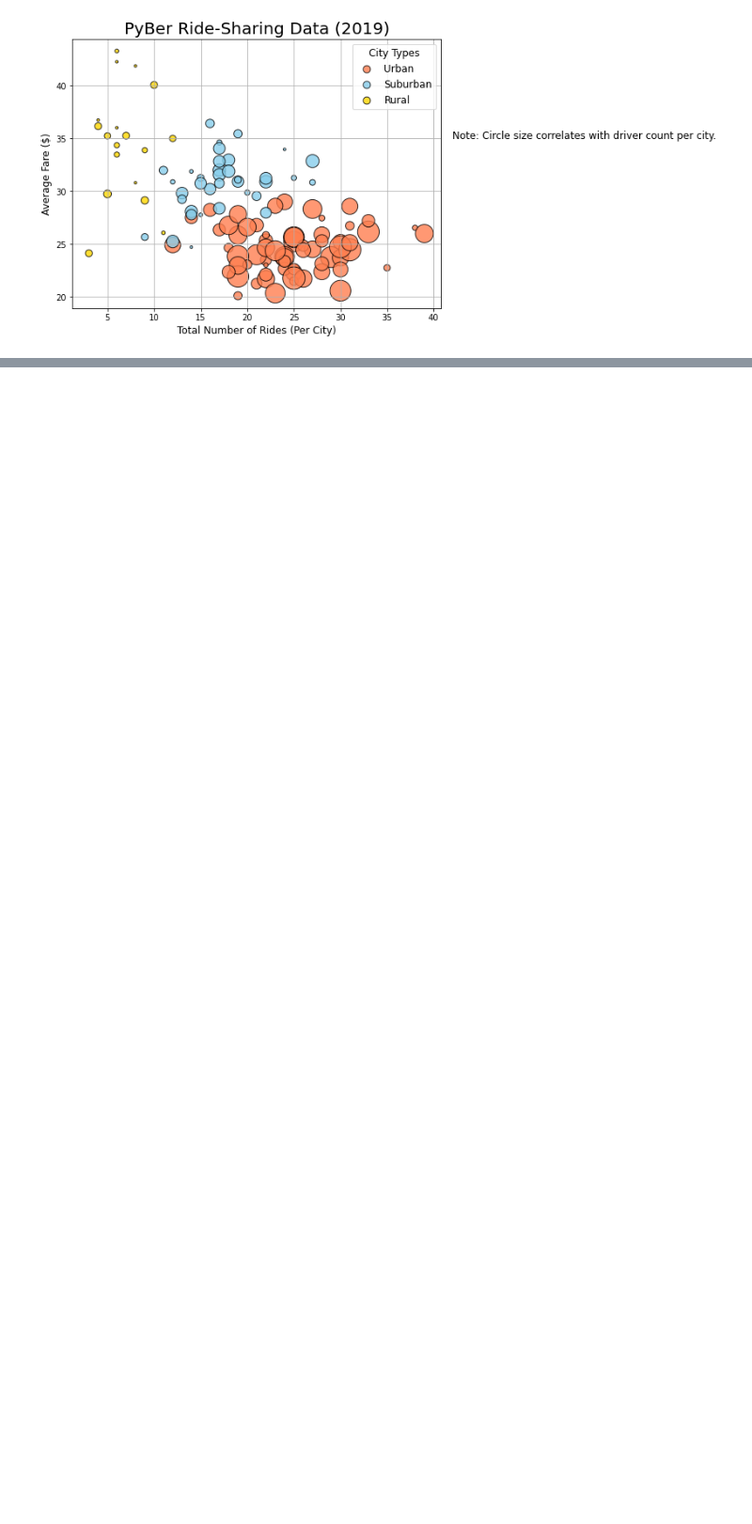
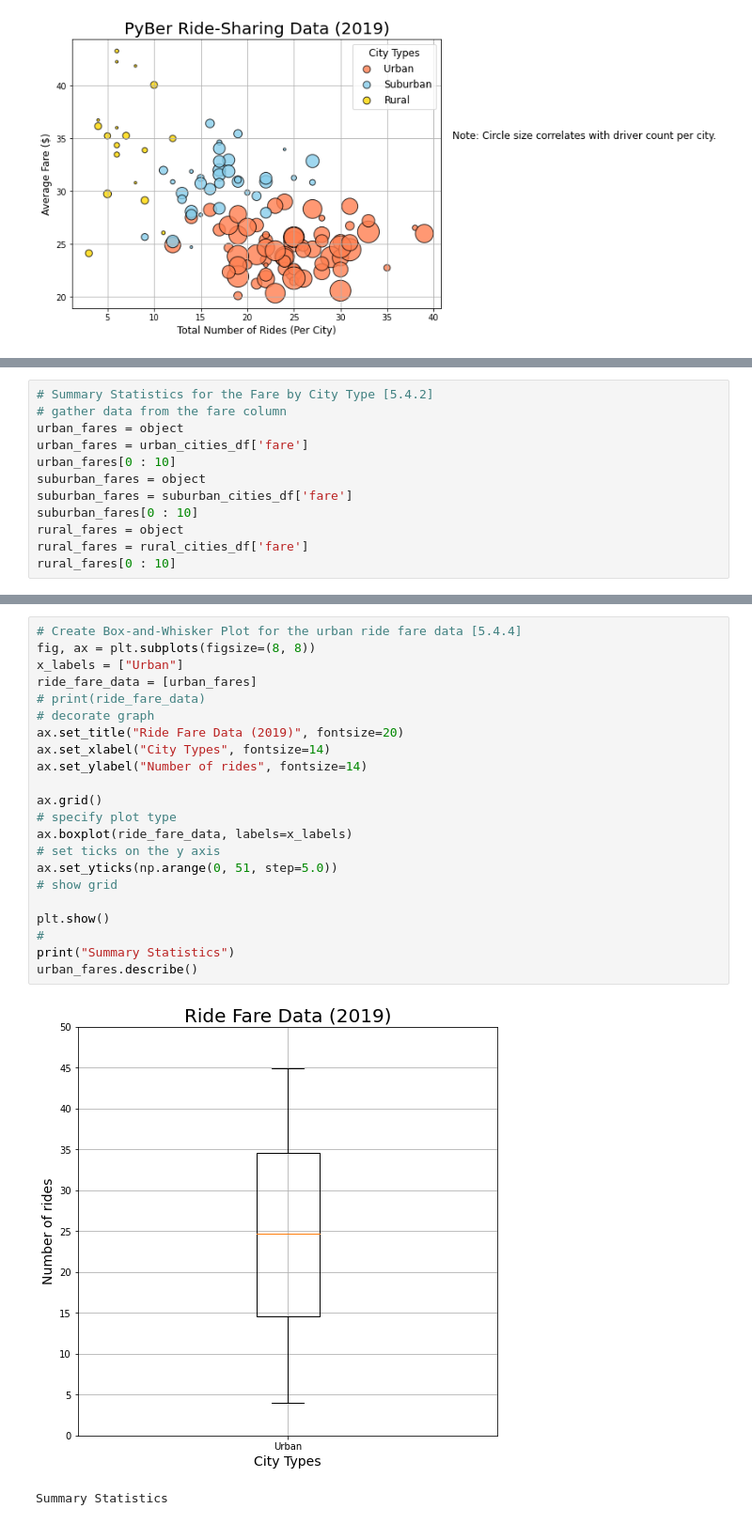
Before and after one commit to RichardYDepestre/Module-05_PyBer-with-Matplotlib, a Jupyter notebook: PyBer.ipynb, the cells around one changed output, grey strips where cells are left out. Shown at 94% size. Saved outputs shown, nothing was run; the diff lists cells and outputs as text; blank space fills up the shorter version.

```diff
--- a/PyBer.ipynb
+++ b/PyBer.ipynb
@@ -256,0 +445,12 @@ plt.show()
+# %%
+# Summary Statistics for the Fare by City Type [5.4.2]
+# gather data from the fare column
+urban_fares = object
+urban_fares = urban_cities_df['fare']
+urban_fares[0 : 10]
+suburban_fares = object
+suburban_fares = suburban_cities_df['fare']
+suburban_fares[0 : 10]
+rural_fares = object
+rural_fares = rural_cities_df['fare']
+rural_fares[0 : 10]
@@ -256,0 +623,25 @@ plt.show()
+# %%
+# Create Box-and-Whisker Plot for the urban ride fare data [5.4.4]
+fig, ax = plt.subplots(figsize=(8, 8))
+x_labels = ["Urban"]
+ride_fare_data = [urban_fares]
+# print(ride_fare_data)
+# decorate graph
+ax.set_title("Ride Fare Data (2019)", fontsize=20)
+ax.set_xlabel("City Types", fontsize=14)
+ax.set_ylabel("Number of rides", fontsize=14)
+
+ax.grid()
+# specify plot type
+ax.boxplot(ride_fare_data, labels=x_labels)
+# set ticks on the y axis
+ax.set_yticks(np.arange(0, 51, step=5.0))
+# show grid
+
+plt.show()
+#
+print("Summary Statistics")
+urban_fares.describe()
+# %% [output]
+[figure, added]
+Summary Statistics
```
Also changed, not shown: parts of 29 cells of this notebook, 5 other files.
